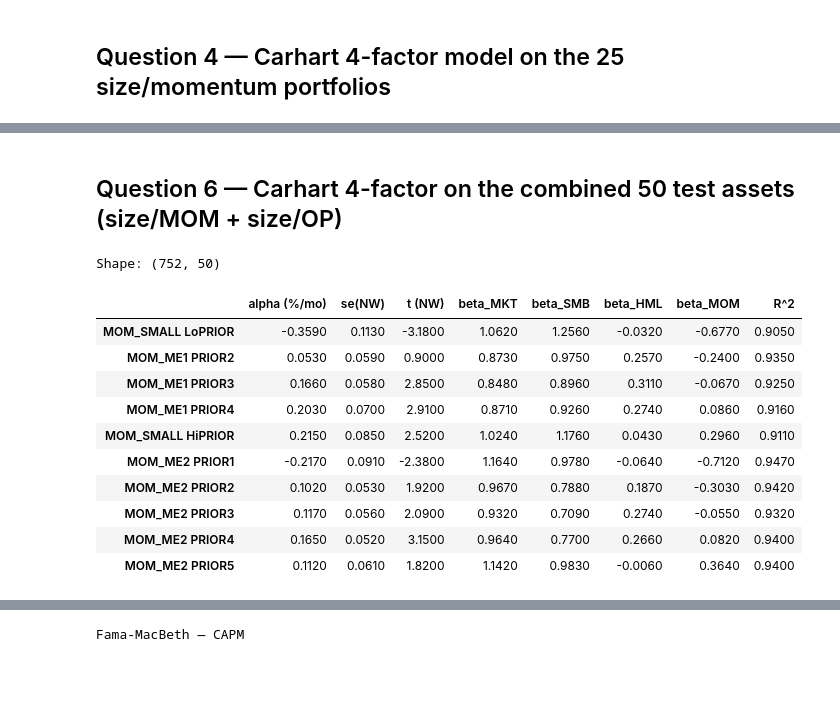
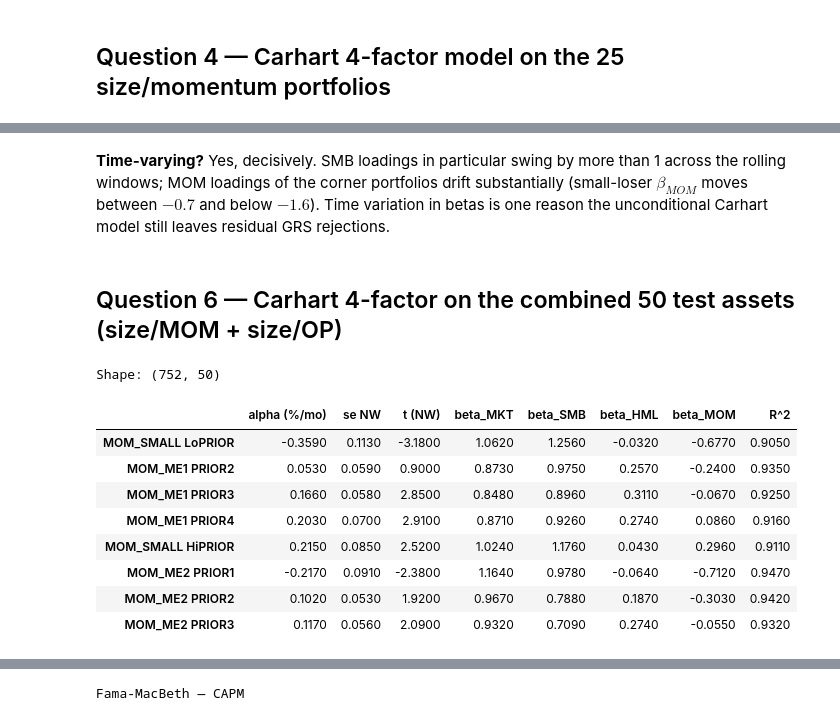
Before and after one commit to eliasroub/mfe230e-ps5, a Jupyter notebook: MFE230E_PS5.ipynb, the cells around one changed output, grey strips where cells are left out. Saved outputs shown, nothing was run; the diff lists cells and outputs as text; code cells hidden in the pictures; blank space fills up the shorter version.

```diff
--- a/MFE230E_PS5.ipynb
+++ b/MFE230E_PS5.ipynb
@@ -491,14 +8,0 @@ to it.
-# %%
-fig, ax = plt.subplots(figsize=(8, 5.5))
-b_grid = np.linspace(0, beta_mkt.max() * 1.05, 50)
-ax.plot(b_grid, b_grid * mu_mkt, "r-", lw=1.5, label="CAPM SML")
-ax.scatter(beta_mkt, sm_p_e.mean() * 100, s=22)
-for c in sm_p_e.columns:
-    ax.annotate(c.replace("PRIOR", "P").replace("SMALL ", "S").replace("BIG ", "B"),
-                (beta_mkt[c], sm_p_e[c].mean() * 100), fontsize=7, alpha=0.7)
-ax.scatter([1.0], [mu_mkt], marker="*", s=120, c="red", label="MKT")
-ax.set_xlabel(r"$\beta_{MKT}$")
-ax.set_ylabel("Mean excess return (% per month)")
-ax.set_title("CAPM Security Market Line — 25 size/momentum portfolios")
-ax.legend()
-plt.tight_layout(); plt.show()
@@ -845,29 +810,29 @@ unconditional Carhart model still leaves residual GRS rejections.
+# %% [markdown]
+**Time-varying?** Yes, decisively. SMB loadings in particular swing by more than 1 across
+the rolling windows; MOM loadings of the corner portfolios drift substantially (small-loser
+$\beta_{MOM}$ moves between $-0.7$ and below $-1.6$). Time variation in betas is one reason
+the unconditional Carhart model still leaves residual GRS rejections.
 # %% [markdown]
 ## Question 6 — Carhart 4-factor on the combined 50 test assets (size/MOM + size/OP)
 # %%
-combined = pd.concat([sm_p_e.add_prefix("MOM_"), sop_e.add_prefix("OP_")], axis=1)
-combined = combined.dropna()
+combined = pd.concat([sm_p_e.add_prefix("MOM_"), sop_e.add_prefix("OP_")], axis=1).dropna()
 print("Shape:", combined.shape)
 
 ff4_50 = run_factor_model(combined, factors[["Mkt-RF","SMB","HML","MOM"]])
-alpha_50 = ff4_50["coefs"]["const"] * 100
-se_50    = ff4_50["bse_nw"]["const"] * 100
-t_50     = alpha_50 / se_50
+alpha50 = ff4_50["coefs"]["const"]*100; se50_nw = ff4_50["bse_nw"]["const"]*100; t50 = alpha50/se50_nw
 
 q6 = pd.DataFrame({
-    "alpha (%/mo)": alpha_50.round(3),
-    "se(NW)":        se_50.round(3),
-    "t (NW)":        t_50.round(2),
-    "beta_MKT":     ff4_50["coefs"]["Mkt-RF"].round(3),
-    "beta_SMB":     ff4_50["coefs"]["SMB"].round(3),
-    "beta_HML":     ff4_50["coefs"]["HML"].round(3),
-    "beta_MOM":     ff4_50["coefs"]["MOM"].round(3),
-    "R^2":           ff4_50["r2"].round(3),
+    "alpha (%/mo)": alpha50.round(3), "se NW": se50_nw.round(3), "t (NW)": t50.round(2),
+    "beta_MKT": ff4_50["coefs"]["Mkt-RF"].round(3),
+    "beta_SMB": ff4_50["coefs"]["SMB"].round(3),
+    "beta_HML": ff4_50["coefs"]["HML"].round(3),
+    "beta_MOM": ff4_50["coefs"]["MOM"].round(3),
+    "R^2":       ff4_50["r2"].round(3),
 })
-q6.head(10)
+q6.head(8)
 # %% [output]
 Shape: (752, 50)
-|  | alpha (%/mo) | se(NW) | t (NW) | beta_MKT | beta_SMB | beta_HML | beta_MOM | R^2 |
+|  | alpha (%/mo) | se NW | t (NW) | beta_MKT | beta_SMB | beta_HML | beta_MOM | R^2 |
 | MOM_SMALL LoPRIOR | -0.3590 | 0.1130 | -3.1800 | 1.0620 | 1.2560 | -0.0320 | -0.6770 | 0.9050 |
 | MOM_ME1 PRIOR2 | 0.0530 | 0.0590 | 0.9000 | 0.8730 | 0.9750 | 0.2570 | -0.2400 | 0.9350 |
 | MOM_ME1 PRIOR3 | 0.1660 | 0.0580 | 2.8500 | 0.8480 | 0.8960 | 0.3110 | -0.0670 | 0.9250 |
@@ -876,8 +841,6 @@ Shape: (752, 50)
 | MOM_ME2 PRIOR1 | -0.2170 | 0.0910 | -2.3800 | 1.1640 | 0.9780 | -0.0640 | -0.7120 | 0.9470 |
 | MOM_ME2 PRIOR2 | 0.1020 | 0.0530 | 1.9200 | 0.9670 | 0.7880 | 0.1870 | -0.3030 | 0.9420 |
 | MOM_ME2 PRIOR3 | 0.1170 | 0.0560 | 2.0900 | 0.9320 | 0.7090 | 0.2740 | -0.0550 | 0.9320 |
-| MOM_ME2 PRIOR4 | 0.1650 | 0.0520 | 3.1500 | 0.9640 | 0.7700 | 0.2660 | 0.0820 | 0.9400 |
-| MOM_ME2 PRIOR5 | 0.1120 | 0.0610 | 1.8200 | 1.1420 | 0.9830 | -0.0060 | 0.3640 | 0.9400 |
 # %%
 grs4_50 = grs_test(combined, factors[["Mkt-RF","SMB","HML","MOM"]], ff4_50)
 print(f"GRS (50 assets, Carhart) = {grs4_50['GRS']:.3f}  ~ F({grs4_50['df1']},{grs4_50['df2']})")
```
Also changed, not shown: parts of 128 cells of this notebook, 2 other files.
